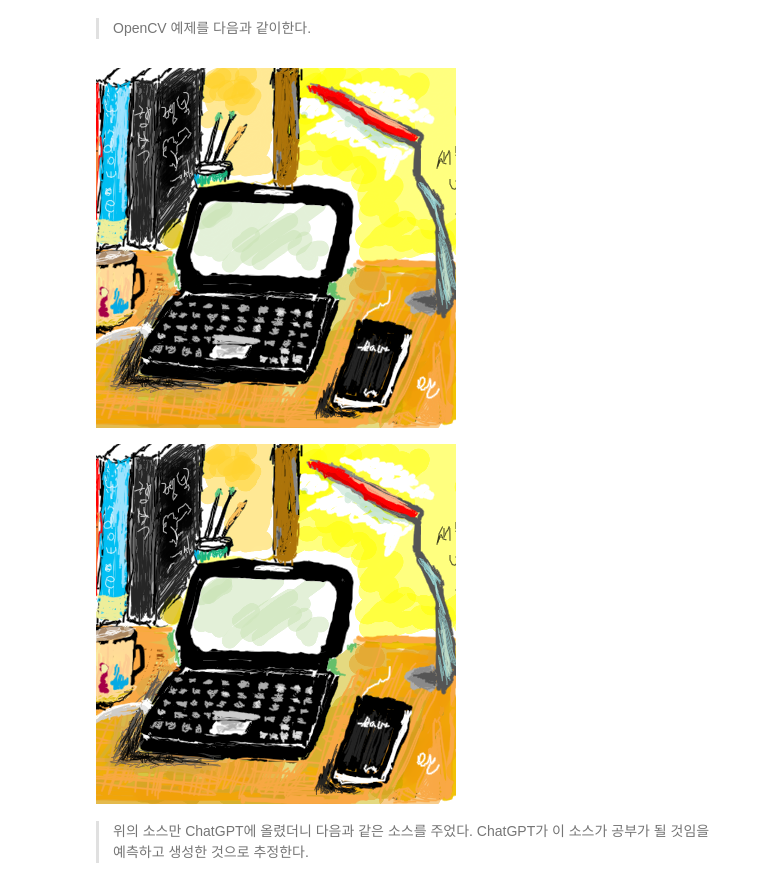
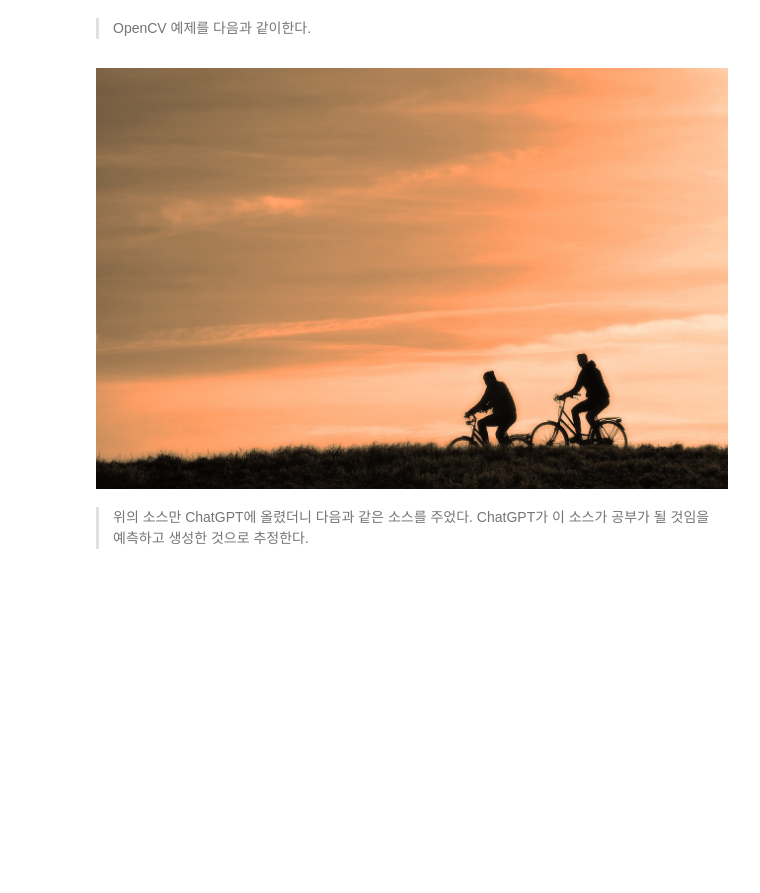
Before and after one commit to VintageAppMaker/AIForPython, a Jupyter notebook: notebook/opencv.ipynb, the cells around one changed output. Cells and saved outputs as stored; diff of their text form; code cells hidden in the pictures; blank space fills up the shorter version.

```diff
--- a/notebook/opencv.ipynb
+++ b/notebook/opencv.ipynb
@@ -22,25 +22,21 @@ Drive already mounted at /content/gdrive; to attempt to forcibly remount, call d
 # %%
 from google.colab.patches import cv2_imshow
 import sys
 import numpy as np
 import cv2
 
-src = cv2.imread('/content/gdrive/My Drive/Colab Notebooks/logo.png')
+src = cv2.imread('/content/gdrive/My Drive/Colab Notebooks/logo2.jpg')
 
 if src is None:
     print('Image load failed!')
 
 
-dst = cv2.bilateralFilter(src, -1, 10, 5)
-
 cv2_imshow(src)
-cv2_imshow(dst)
 cv2.waitKey()
 
 cv2.destroyAllWindows()
 # %% [output]
-[figure, old version]
+[figure, new version]
-[figure, removed]
 # %% [markdown]
 > 위의 소스만 ChatGPT에 올렸더니 다음과 같은 소스를 주었다. ChatGPT가 이 소스가 공부가 될 것임을 예측하고 생성한 것으로 추정한다.
 # %%
```
Also changed, not shown: parts of 3 cells of this notebook, 9 other files.
